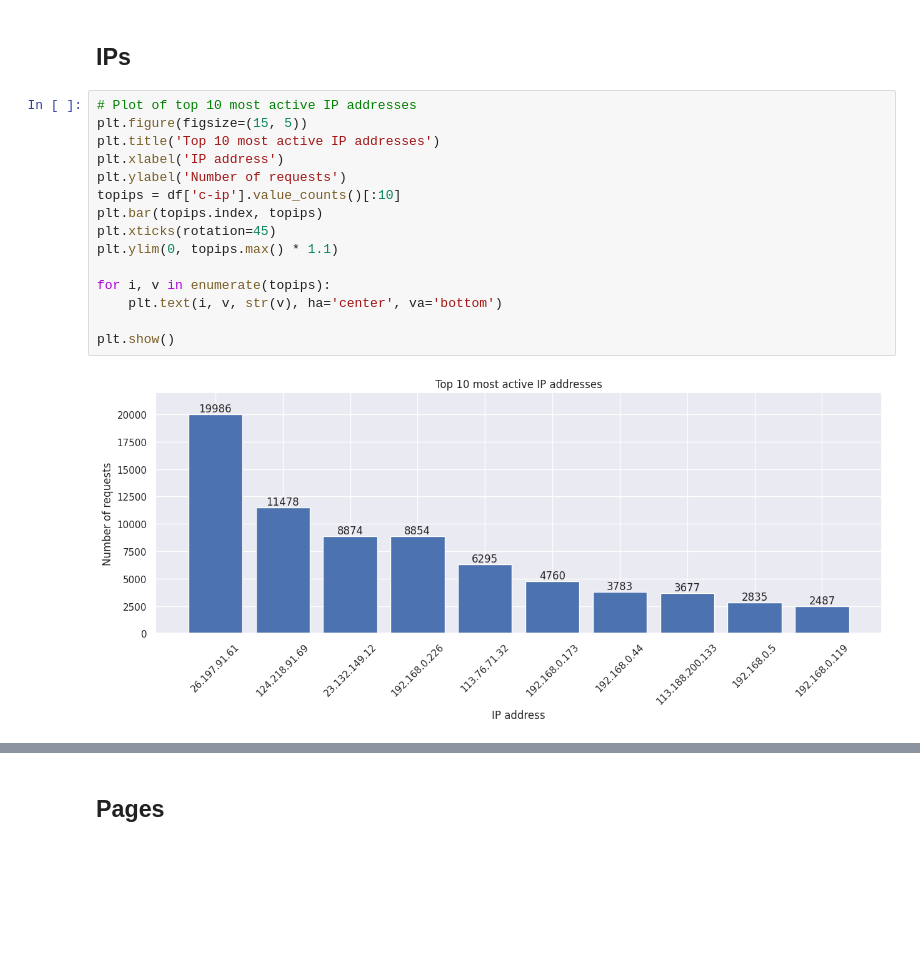
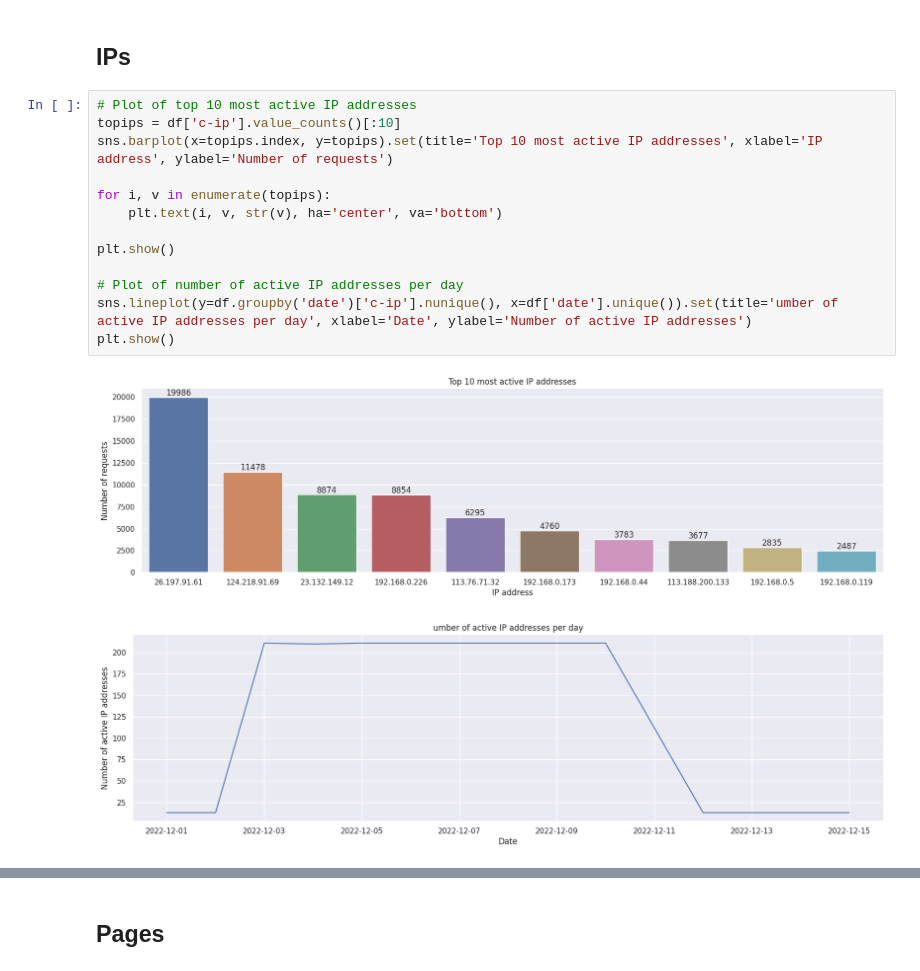
Before and after one commit to samuelskottenborg/W3C-IIS-log-analysis, a Jupyter notebook: W3C IIS log analysis.ipynb, the cells around one changed output, grey strips where cells are left out. Saved outputs shown, nothing was run; the diff lists cells and outputs as text; blank space fills up the shorter version.

```diff
--- a/W3C IIS log analysis.ipynb
+++ b/W3C IIS log analysis.ipynb
@@ -237,18 +230,17 @@ table
 ## IPs
 # %%
 # Plot of top 10 most active IP addresses
-plt.figure(figsize=(15, 5))
-plt.title('Top 10 most active IP addresses')
-plt.xlabel('IP address')
-plt.ylabel('Number of requests')
 topips = df['c-ip'].value_counts()[:10]
-plt.bar(topips.index, topips)
-plt.xticks(rotation=45)
-plt.ylim(0, topips.max() * 1.1)
+sns.barplot(x=topips.index, y=topips).set(title='Top 10 most active IP addresses', xlabel='IP address', ylabel='Number of requests')
 
 for i, v in enumerate(topips):
     plt.text(i, v, str(v), ha='center', va='bottom')
 
 plt.show()
+
+# Plot of number of active IP addresses per day
+sns.lineplot(y=df.groupby('date')['c-ip'].nunique(), x=df['date'].unique()).set(title='umber of active IP addresses per day', xlabel='Date', ylabel='Number of active IP addresses')
+plt.show()
 # %% [output]
-[figure, old version]
+[figure, new version]
+[figure, added]
```
Also changed, not shown: parts of 4 cells of this notebook.
